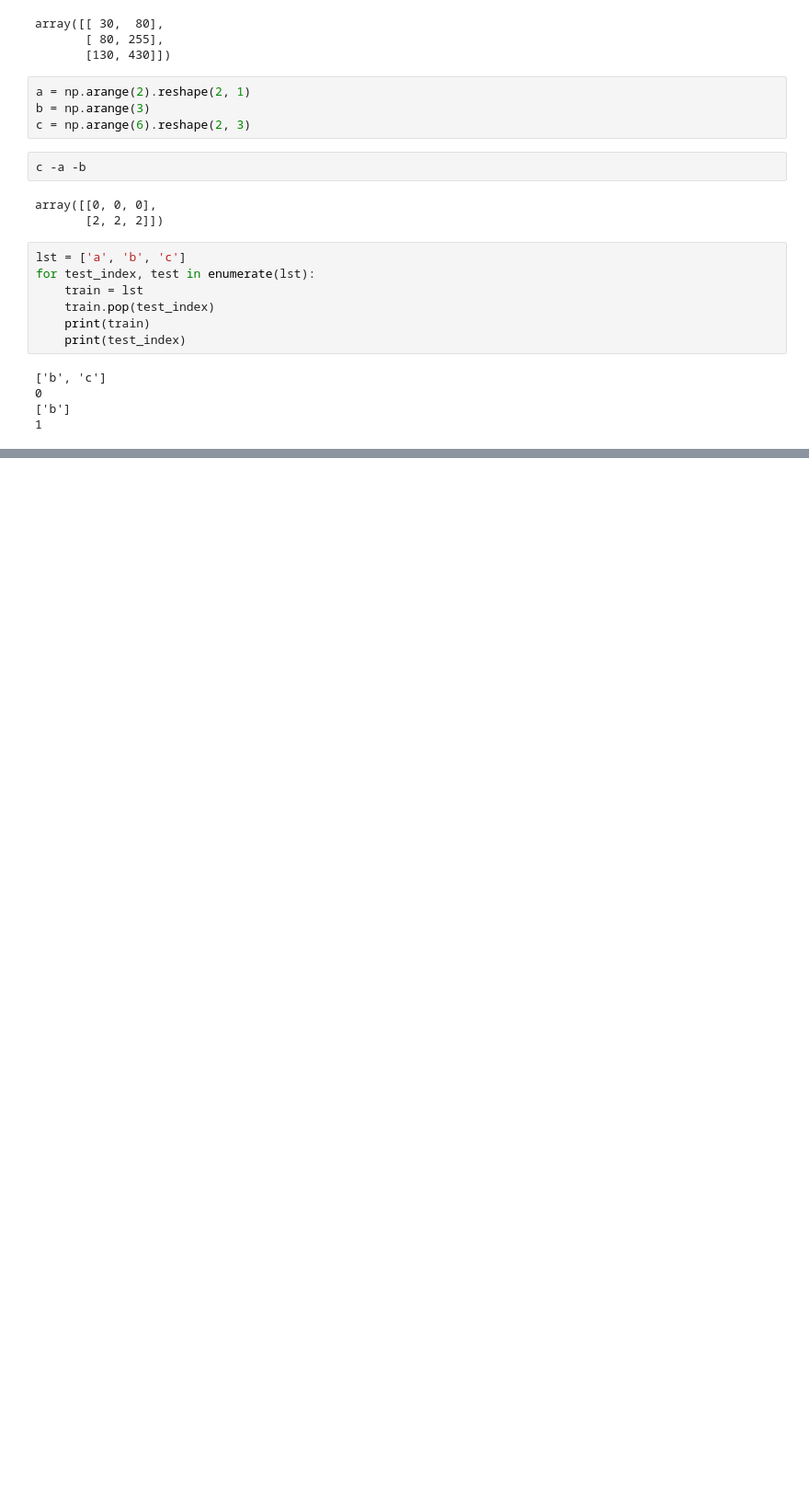
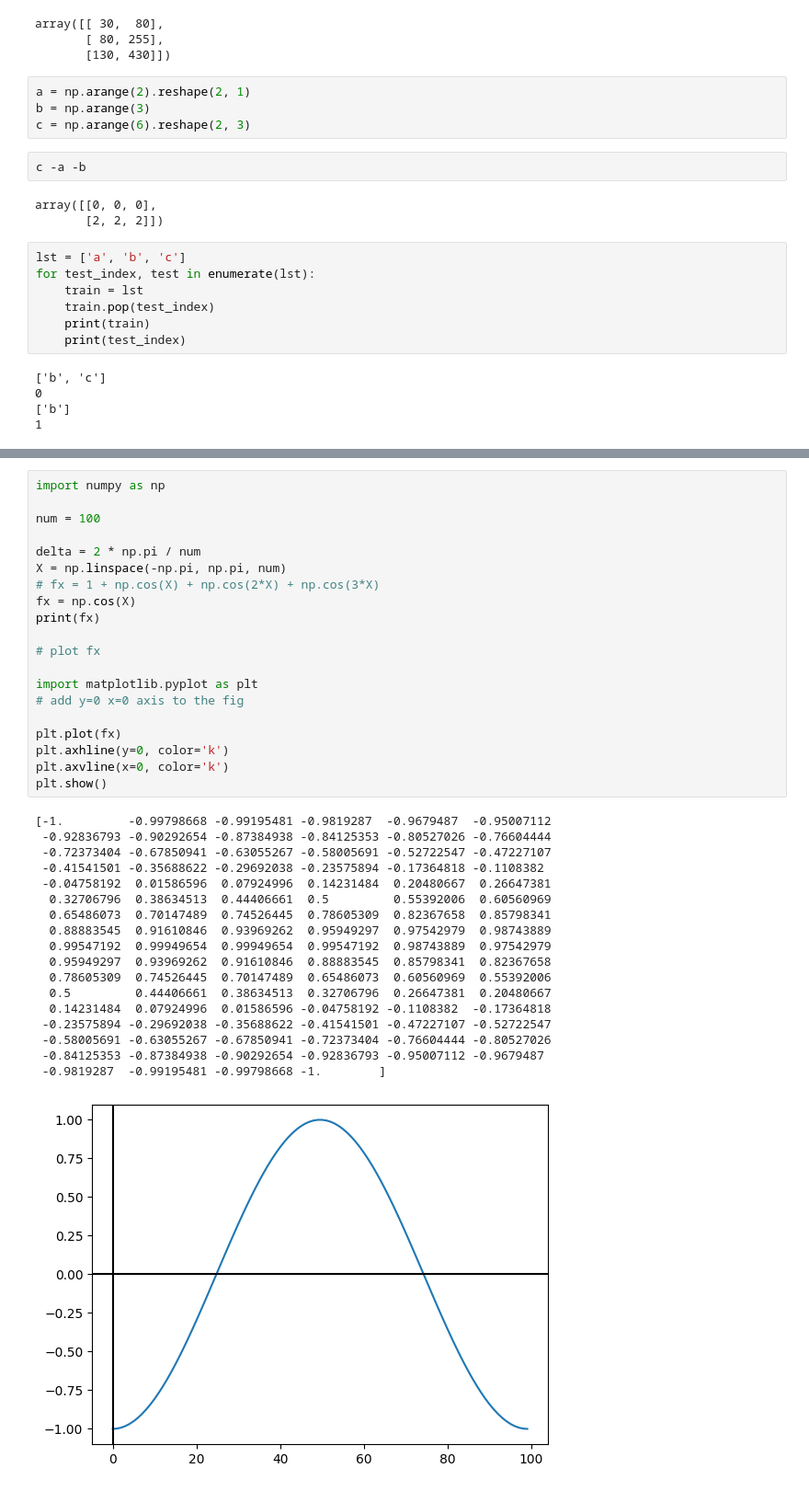
Before and after one commit to yangbc30/cs231n, a Jupyter notebook: assignment1/test.ipynb, the cells around one changed output, grey strips where cells are left out. Shown at 92% size. Drawn from its saved outputs; the diff is of its cells as text; blank space fills up the shorter version.

```diff
--- a/assignment1/test.ipynb
+++ b/assignment1/test.ipynb
@@ -92,0 +145,39 @@ for test_index, test in enumerate(lst):
+# %%
+import numpy as np
+
+num = 100
+
+delta = 2 * np.pi / num
+X = np.linspace(-np.pi, np.pi, num)
+# fx = 1 + np.cos(X) + np.cos(2*X) + np.cos(3*X)
+fx = np.cos(X)
+print(fx)
+
+# plot fx
+
+import matplotlib.pyplot as plt
+# add y=0 x=0 axis to the fig
+
+plt.plot(fx)
+plt.axhline(y=0, color='k')
+plt.axvline(x=0, color='k')
+plt.show()
+# %% [output]
+[-1.         -0.99798668 -0.99195481 -0.9819287  -0.9679487  -0.95007112
+ -0.92836793 -0.90292654 -0.87384938 -0.84125353 -0.80527026 -0.76604444
+ -0.72373404 -0.67850941 -0.63055267 -0.58005691 -0.52722547 -0.47227107
+ -0.41541501 -0.35688622 -0.29692038 -0.23575894 -0.17364818 -0.1108382
+ -0.04758192  0.01586596  0.07924996  0.14231484  0.20480667  0.26647381
+  0.32706796  0.38634513  0.44406661  0.5         0.55392006  0.60560969
+  0.65486073  0.70147489  0.74526445  0.78605309  0.82367658  0.85798341
+  0.88883545  0.91610846  0.93969262  0.95949297  0.97542979  0.98743889
+  0.99547192  0.99949654  0.99949654  0.99547192  0.98743889  0.97542979
+  0.95949297  0.93969262  0.91610846  0.88883545  0.85798341  0.82367658
+  0.78605309  0.74526445  0.70147489  0.65486073  0.60560969  0.55392006
+  0.5         0.44406661  0.38634513  0.32706796  0.26647381  0.20480667
+  0.14231484  0.07924996  0.01586596 -0.04758192 -0.1108382  -0.17364818
+ -0.23575894 -0.29692038 -0.35688622 -0.41541501 -0.47227107 -0.52722547
+ -0.58005691 -0.63055267 -0.67850941 -0.72373404 -0.76604444 -0.80527026
+ -0.84125353 -0.87384938 -0.90292654 -0.92836793 -0.95007112 -0.9679487
+ -0.9819287  -0.99195481 -0.99798668 -1.        ]
+[figure, added]
```
Also changed, not shown: parts of 30 cells of this notebook, 35 other files.
